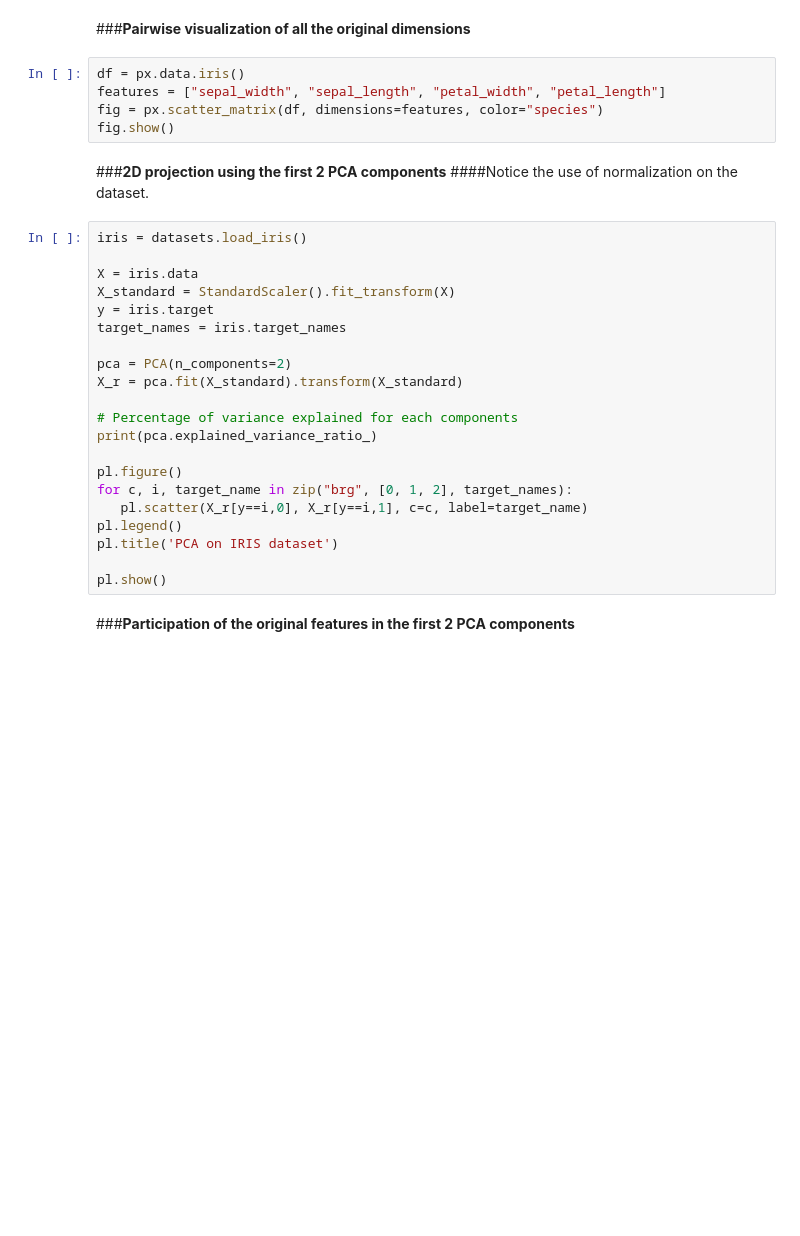
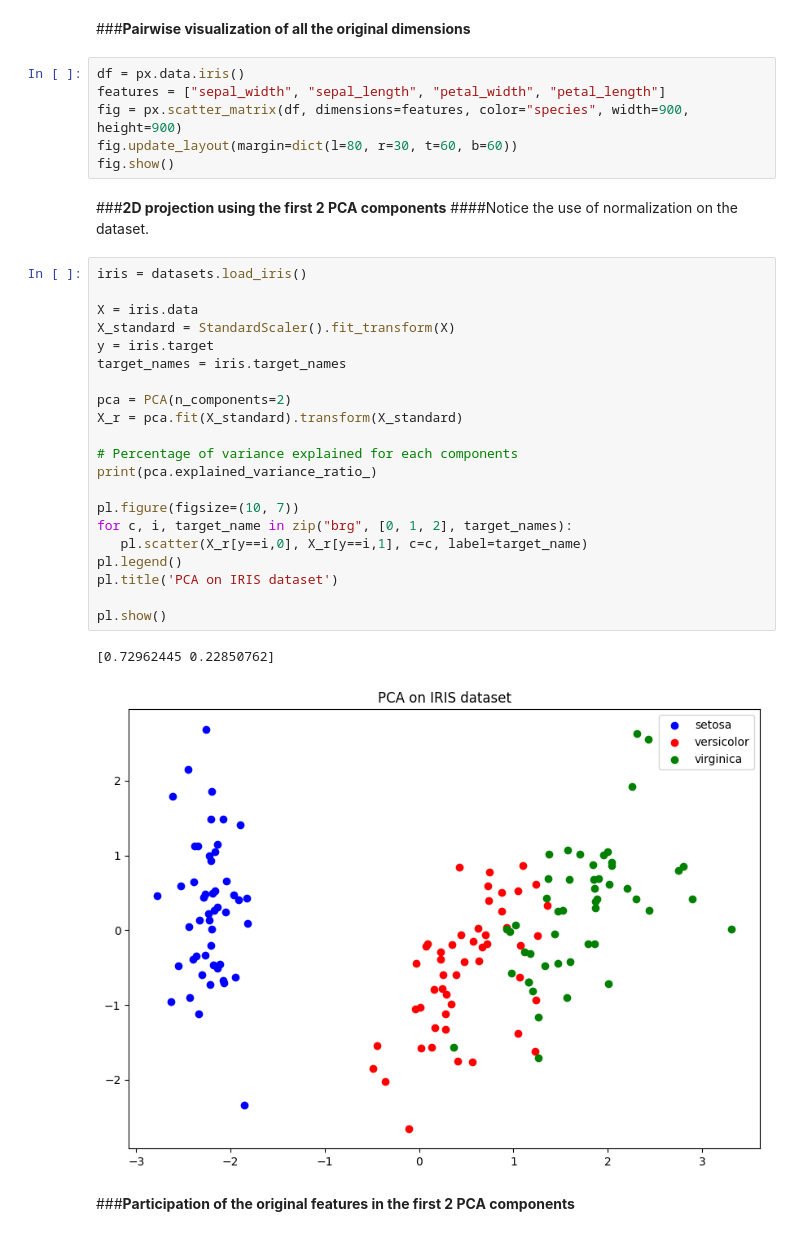
Before and after one commit to JoaoLucasMoraisOrtiz/deeplearning-PG-FEEC, a Jupyter notebook: notebooks_PCs06a13_datasets_IA353_1s2026/PC06_lin_nonlin_dim_reduct.ipynb, the cells around one changed output. Cells and saved outputs as stored; diff of their text form; blank space fills up the shorter version.

```diff
--- a/notebooks_PCs06a13_datasets_IA353_1s2026/PC06_lin_nonlin_dim_reduct.ipynb
+++ b/notebooks_PCs06a13_datasets_IA353_1s2026/PC06_lin_nonlin_dim_reduct.ipynb
@@ -26,7 +26,8 @@ from sklearn.preprocessing import StandardScaler
 # %%
 df = px.data.iris()
 features = ["sepal_width", "sepal_length", "petal_width", "petal_length"]
-fig = px.scatter_matrix(df, dimensions=features, color="species")
+fig = px.scatter_matrix(df, dimensions=features, color="species", width=900, height=900)
+fig.update_layout(margin=dict(l=80, r=30, t=60, b=60))
 fig.show()
 # %% [markdown]
 ###**2D projection using the first 2 PCA components**
@@ -34,24 +35,27 @@ fig.show()
 # %%
 iris = datasets.load_iris()
 
 X = iris.data
 X_standard = StandardScaler().fit_transform(X)
 y = iris.target
 target_names = iris.target_names
 
 pca = PCA(n_components=2)
 X_r = pca.fit(X_standard).transform(X_standard)
 
 # Percentage of variance explained for each components
 print(pca.explained_variance_ratio_)
 
-pl.figure()
+pl.figure(figsize=(10, 7))
 for c, i, target_name in zip("brg", [0, 1, 2], target_names):
    pl.scatter(X_r[y==i,0], X_r[y==i,1], c=c, label=target_name)
 pl.legend()
 pl.title('PCA on IRIS dataset')
 
 pl.show()
+# %% [output]
+[0.72962445 0.22850762]
+[figure, added]
 # %% [markdown]
 ###**Participation of the original features in the first 2 PCA components**
 # %%
```
Also changed, not shown: parts of 10 cells of this notebook, 1 other file.
